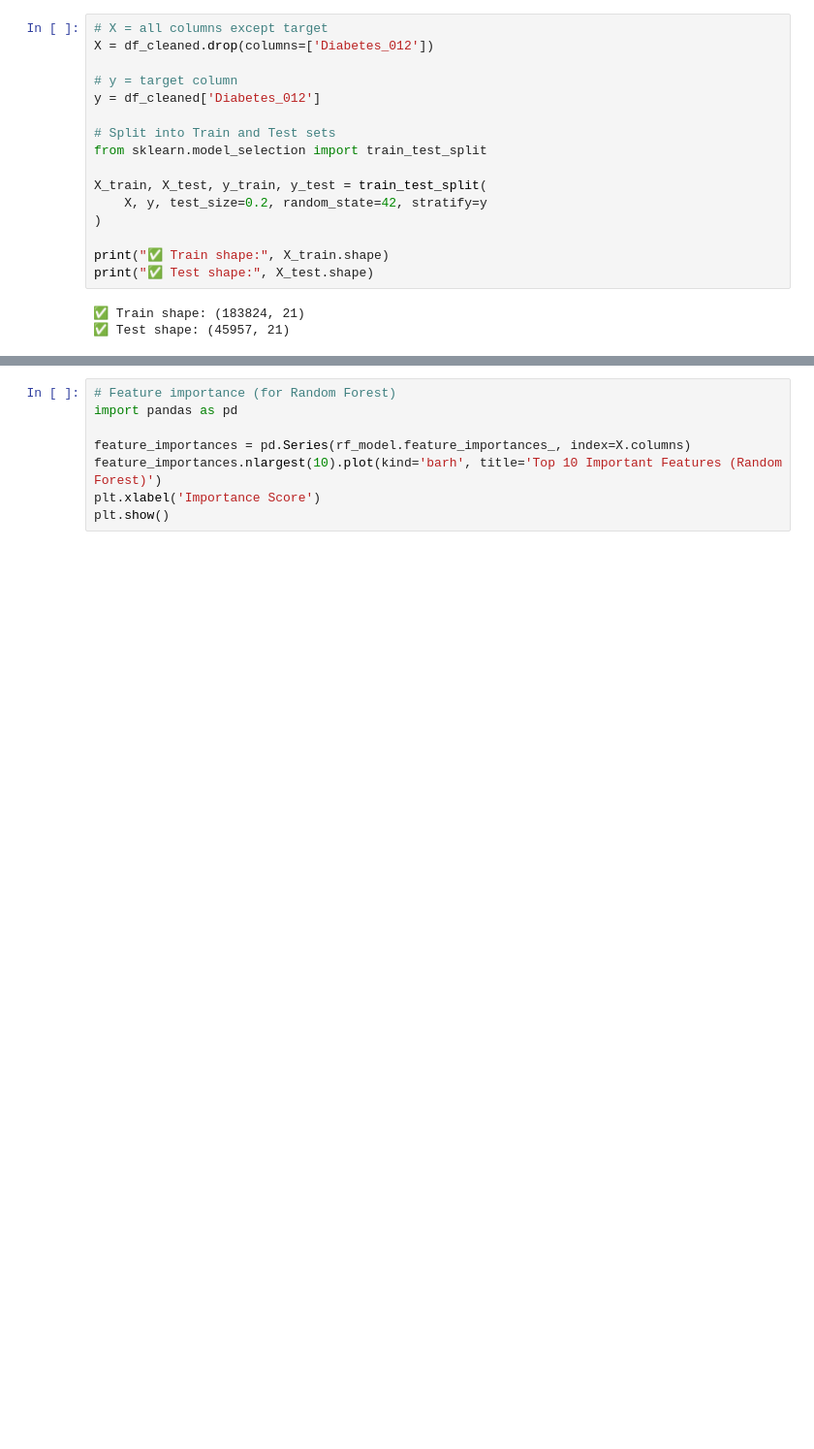
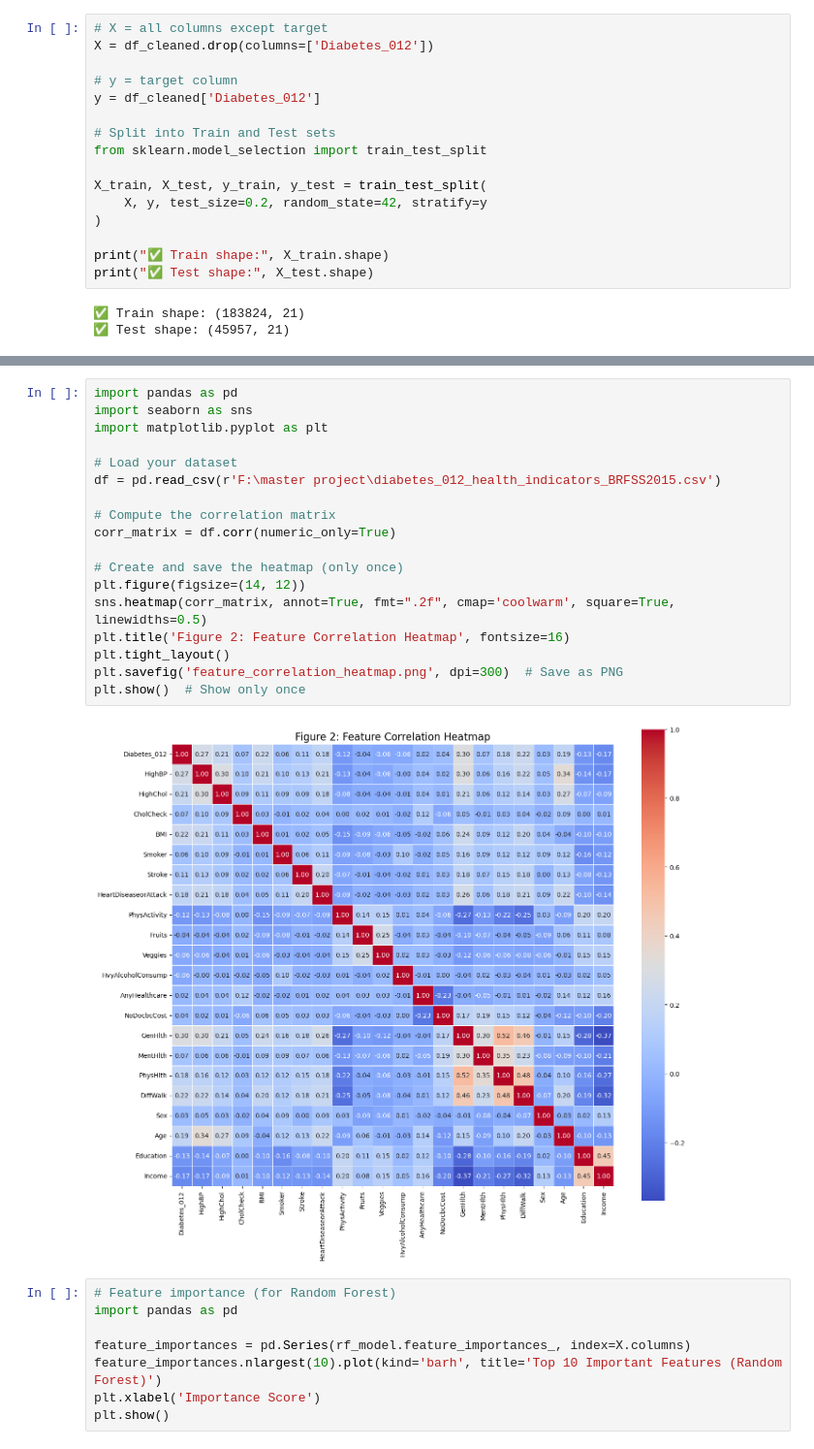
Before and after one commit to MONABHANDARI/masterproject, a Jupyter notebook: Data/main.ipynb, the cells around one changed output, grey strips where cells are left out. Shown: that part at 97% size. Drawn from its saved outputs; the diff is of its cells as text; blank space fills up the shorter version.

```diff
--- a/Data/main.ipynb
+++ b/Data/main.ipynb
@@ -285,3 +232,23 @@ FileNotFoundError: [Errno 2] No such file or directory: '/mnt/data/diabetes_012_
+# %%
+import pandas as pd
+import seaborn as sns
+import matplotlib.pyplot as plt
+
+# Load your dataset
+df = pd.read_csv(r'F:\master project\diabetes_012_health_indicators_BRFSS2015.csv')
+
+# Compute the correlation matrix
+corr_matrix = df.corr(numeric_only=True)
+
+# Create and save the heatmap (only once)
+plt.figure(figsize=(14, 12))
+sns.heatmap(corr_matrix, annot=True, fmt=".2f", cmap='coolwarm', square=True, linewidths=0.5)
+plt.title('Figure 2: Feature Correlation Heatmap', fontsize=16)
+plt.tight_layout()
+plt.savefig('feature_correlation_heatmap.png', dpi=300)  # Save as PNG
+plt.show()  # Show only once
+# %% [output]
+[figure, added]
 # %%
 # Feature importance (for Random Forest)
 import pandas as pd
```
Also changed, not shown: parts of 12 cells of this notebook, 1 other file.
